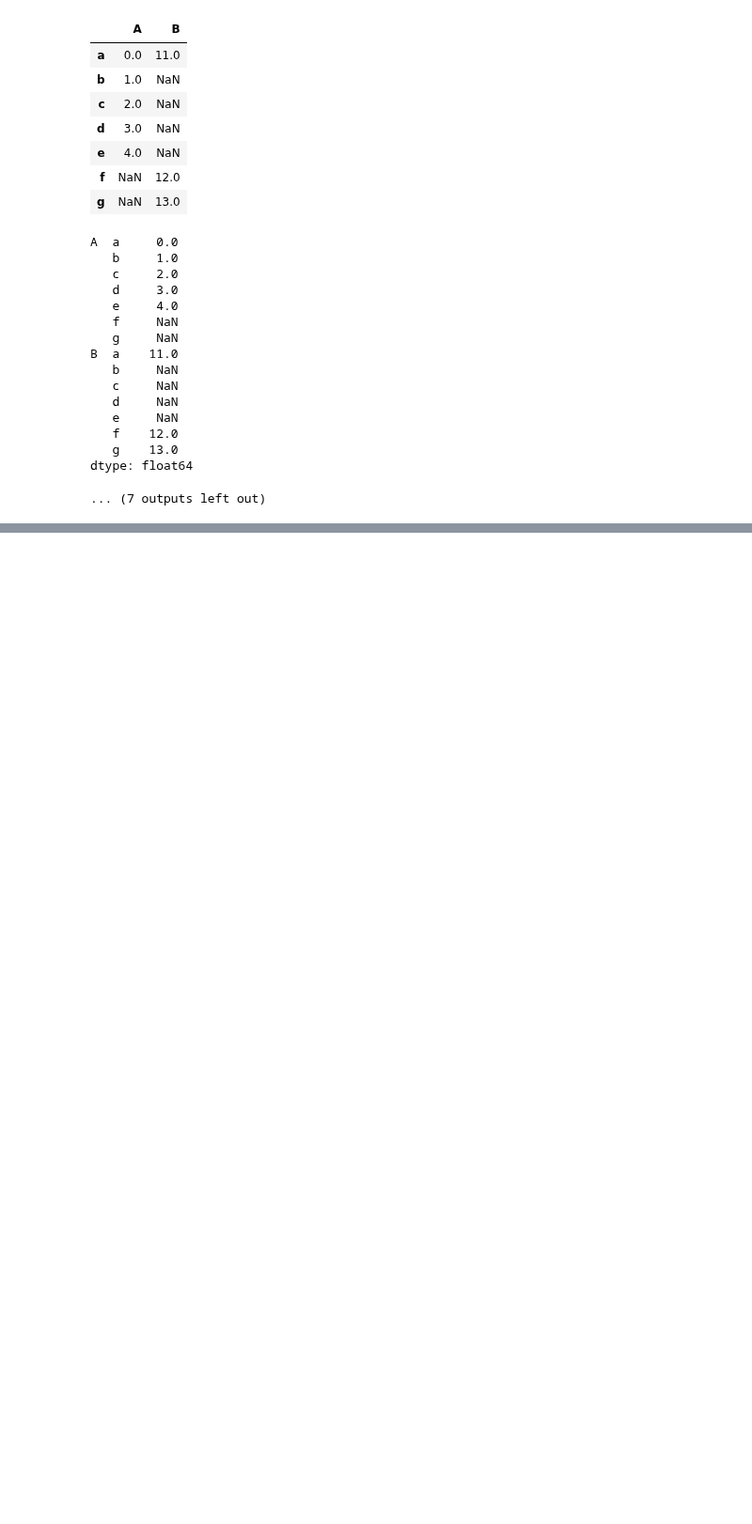
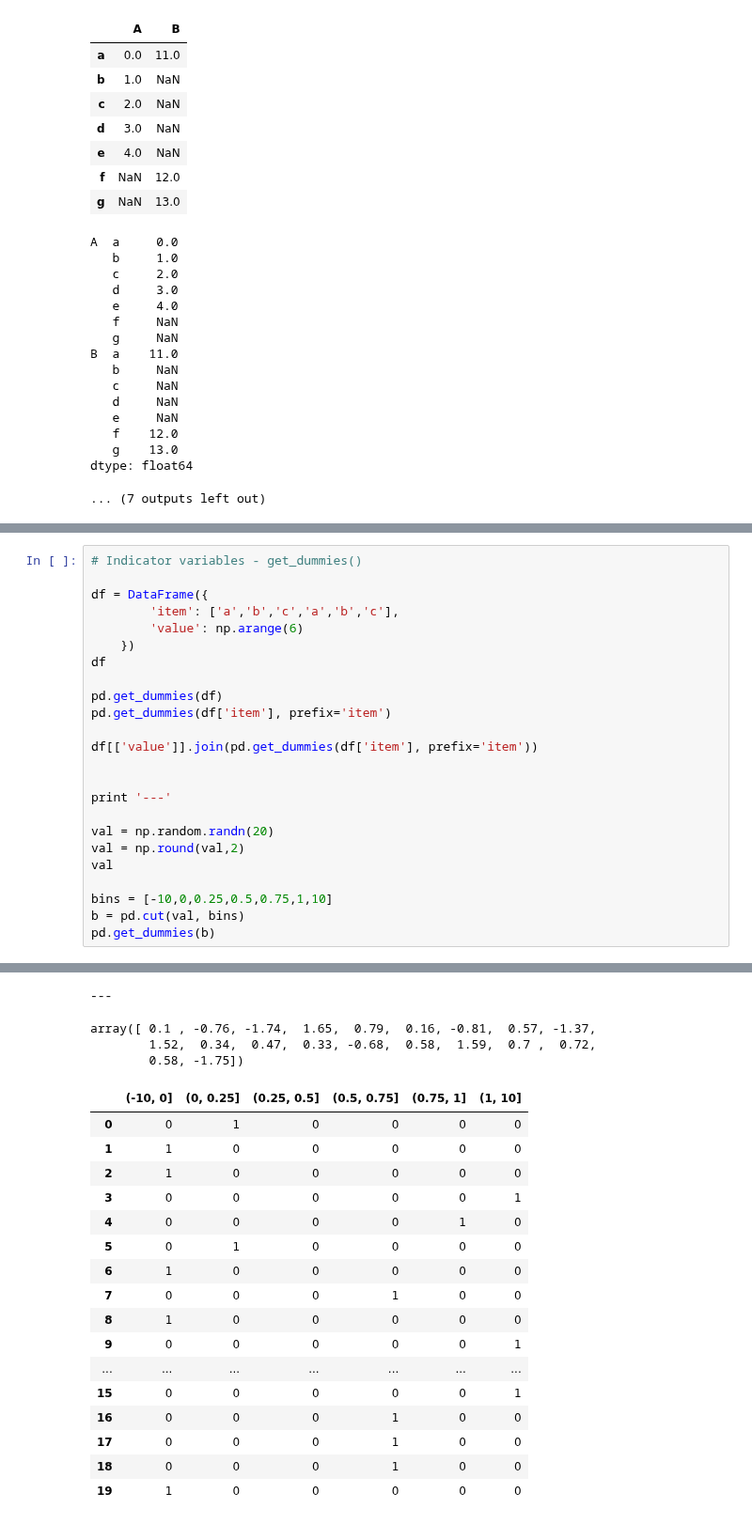
Before and after one commit to niranjv/ml-notes, a Jupyter notebook: notes/pandas-notes-3.ipynb, the cells around one changed output, grey strips where cells are left out. Shown at 94% size. Cells and saved outputs as stored; diff of their text form; blank space fills up the shorter version.

```diff
--- a/notes/pandas-notes-3.ipynb
+++ b/notes/pandas-notes-3.ipynb
@@ -333,0 +1041,25 @@ dtype: float64
+# %%
+# Indicator variables - get_dummies()
+
+df = DataFrame({
+        'item': ['a','b','c','a','b','c'],
+        'value': np.arange(6)
+    })
+df
+
+pd.get_dummies(df)
+pd.get_dummies(df['item'], prefix='item')
+
+df[['value']].join(pd.get_dummies(df['item'], prefix='item'))
+
+
+print '---'
+
+val = np.random.randn(20)
+val = np.round(val,2)
+val
+
+bins = [-10,0,0.25,0.5,0.75,1,10]
+b = pd.cut(val, bins)
+pd.get_dummies(b)
+# %% [output]
@@ -333,0 +1094,21 @@ dtype: float64
+---
+array([ 0.1 , -0.76, -1.74,  1.65,  0.79,  0.16, -0.81,  0.57, -1.37,
+        1.52,  0.34,  0.47,  0.33, -0.68,  0.58,  1.59,  0.7 ,  0.72,
+        0.58, -1.75])
+|  | (-10, 0] | (0, 0.25] | (0.25, 0.5] | (0.5, 0.75] | (0.75, 1] | (1, 10] |
+| 0 | 0 | 1 | 0 | 0 | 0 | 0 |
+| 1 | 1 | 0 | 0 | 0 | 0 | 0 |
+| 2 | 1 | 0 | 0 | 0 | 0 | 0 |
+| 3 | 0 | 0 | 0 | 0 | 0 | 1 |
+| 4 | 0 | 0 | 0 | 0 | 1 | 0 |
+| 5 | 0 | 1 | 0 | 0 | 0 | 0 |
+| 6 | 1 | 0 | 0 | 0 | 0 | 0 |
+| 7 | 0 | 0 | 0 | 1 | 0 | 0 |
+| 8 | 1 | 0 | 0 | 0 | 0 | 0 |
+| 9 | 0 | 0 | 0 | 0 | 0 | 1 |
+| ... | ... | ... | ... | ... | ... | ... |
+| 15 | 0 | 0 | 0 | 0 | 0 | 1 |
+| 16 | 0 | 0 | 0 | 1 | 0 | 0 |
+| 17 | 0 | 0 | 0 | 1 | 0 | 0 |
+| 18 | 0 | 0 | 0 | 1 | 0 | 0 |
+| 19 | 1 | 0 | 0 | 0 | 0 | 0 |
```
Also changed, not shown: parts of 14 cells of this notebook.
